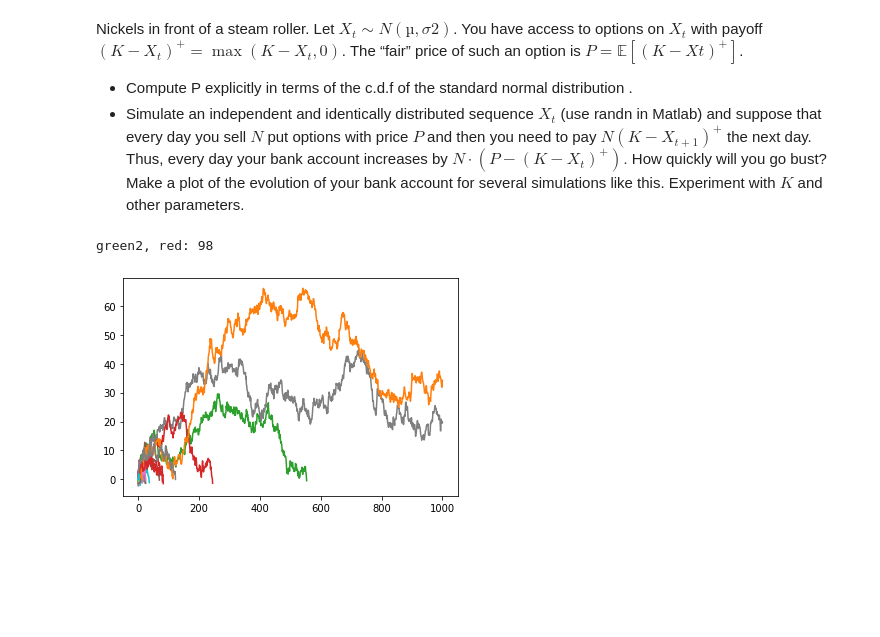
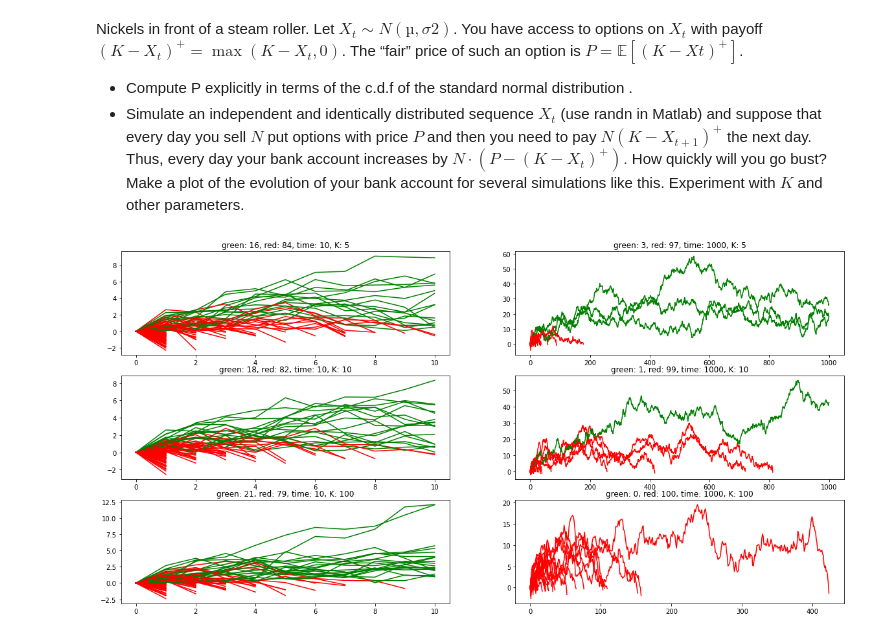
Before and after one commit to hbenedek/epfl-stochastic, a Jupyter notebook: ps2/options.ipynb, the cells around one changed output. Cells and saved outputs as stored; diff of their text form; code cells hidden in the pictures; blank space fills up the shorter version.

Commit message:
new plots in ps2

```diff
--- a/ps2/options.ipynb
+++ b/ps2/options.ipynb
@@ -28,25 +28,28 @@ def simulate(time: int, account: float, K: float, number_of_puts: int, mu: float
         date = date + 1
     return history
 # %%
-simulations= []
-for i in range (100):
-    history = simulate(1000, 0, 10, 1, 0, 1)
-    simulations.append(history)
+fig, axs = plt.subplots(3, 2, figsize=(20, 10))
+Klist=[5, 10, 100]
+timelist=[10,1000]
+for K in range(3):
+    for time in [0,1]:
+        simulations= []
+        for i in range (100):
+            history = simulate(timelist[time], 0, Klist[K], 1, 0, 1)
+            simulations.append(history)
 
-color = []
-g = 0
-r = 0
-for s in simulations:
-    if s[-1]<0:
-    #    color='red'
-       r = r + 1
-    else:
-    #    color='green'
-        g = g + 1
-    plt.plot(np.arange(len(s)), s)
-
-print(f'green{g}, red: {r}')
+        color = []
+        g = 0
+        r = 0
+        for s in simulations:
+            if s[-1]<0:
+                color='red'
+                r = r + 1
+            else:
+                color='green'
+                g = g + 1
+            axs[K,time].plot(np.arange(len(s)), s, color=color)
+            axs[K,time].set_title(f'green: {g}, red: {r}, time: {timelist[time]}, K: {Klist[K]}')
 plt.show()
 # %% [output]
-green2, red: 98
-[figure, old version]
+[figure, new version]
```
